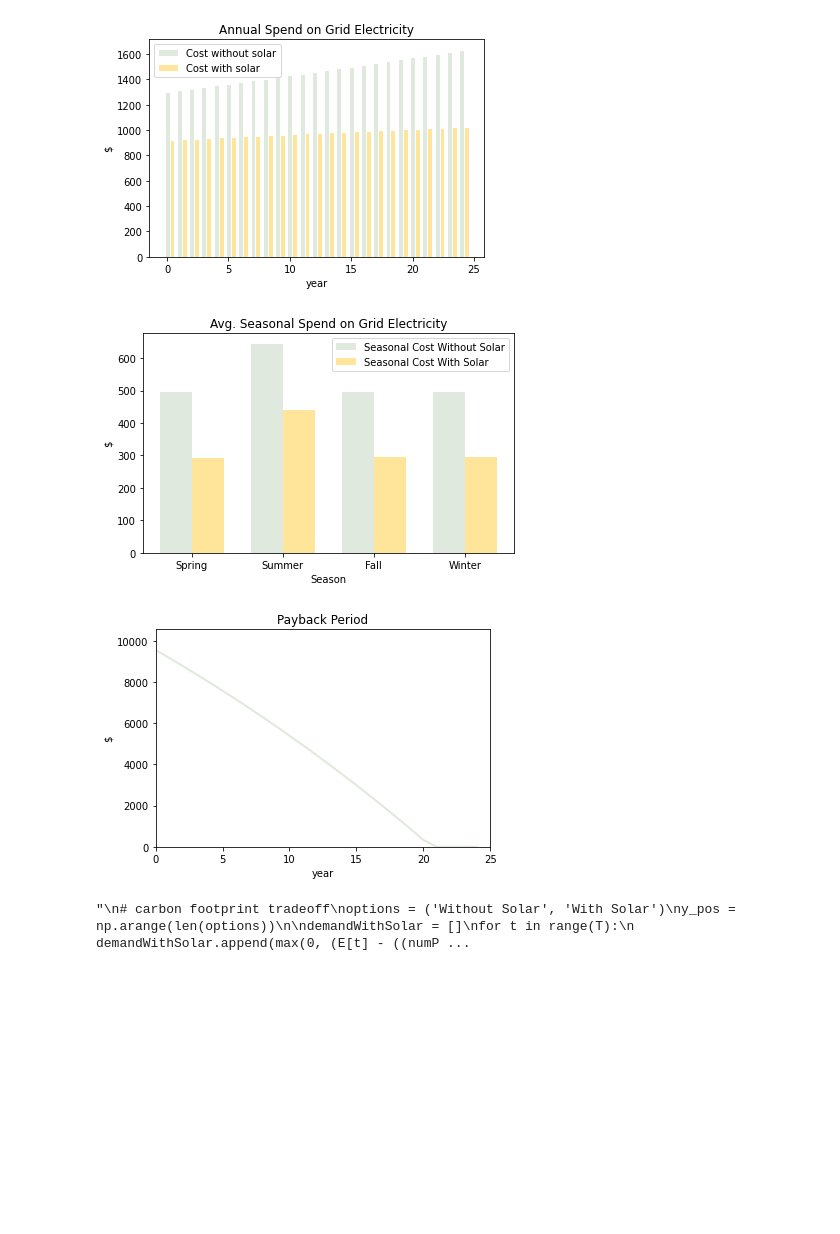
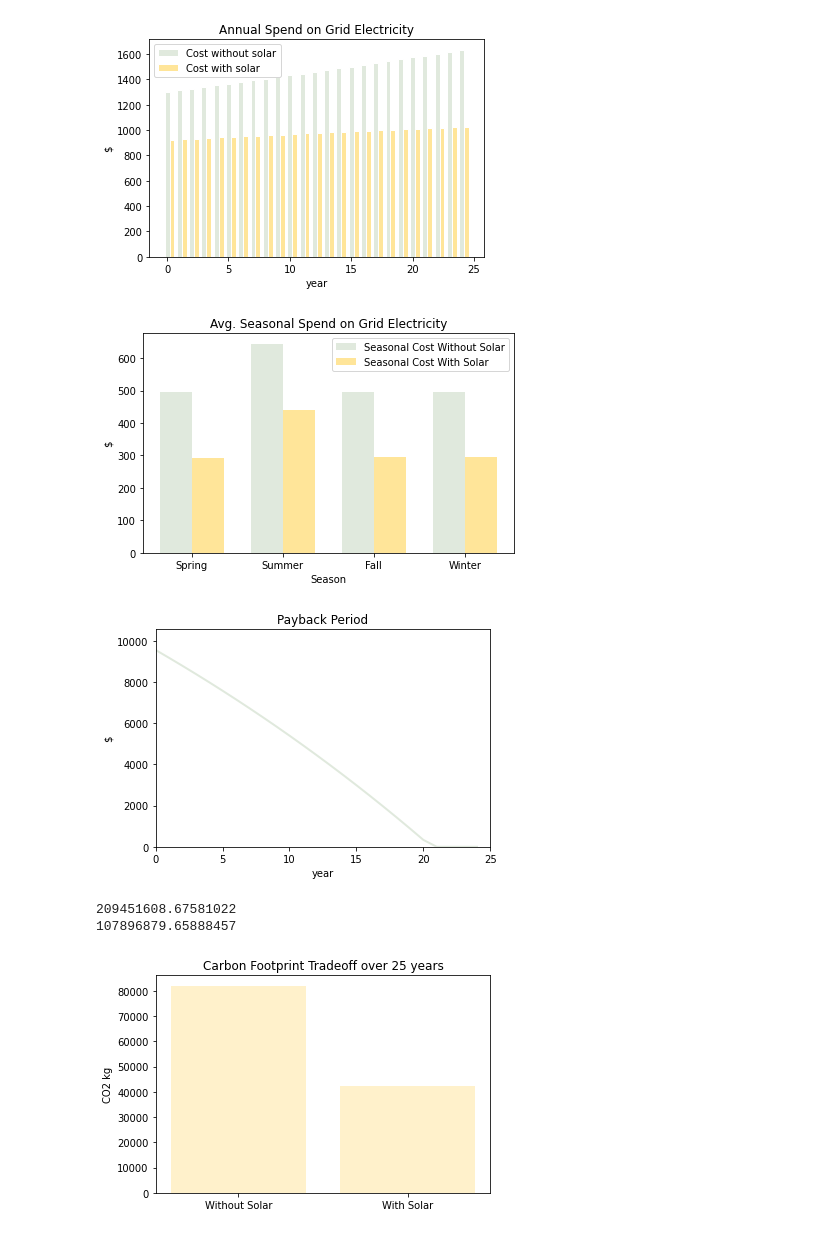
Before and after one commit to toni-li/FYDP-solar, a Jupyter notebook: solar-model.ipynb, the cells around one changed output. Saved outputs shown, nothing was run; the diff lists cells and outputs as text; code cells hidden in the pictures; blank space fills up the shorter version.

Commit message:
fix: carbon footprint tradeoff graph

```diff
--- a/solar-model.ipynb
+++ b/solar-model.ipynb
@@ -203,34 +203,38 @@ plt.xlabel('year')
 plt.ylabel('$')
 plt.title('Payback Period')
 plt.plot(year, yoySavings, color='#e0e9ddff', linewidth=2)
 plt.show()
 
-'''
+
 # carbon footprint tradeoff
 options = ('Without Solar', 'With Solar')
 y_pos = np.arange(len(options))
 
 demandWithSolar = []
 for t in range(T):
-    demandWithSolar.append(max(0, (E[t] - ((numPanels * P * 0.146 * 24 * U * 365) * (1 - d[t])))))  # will need to change to Gt
+    demandWithSolarYearly = 0
+    for s in range(S):
+        demandWithSolarYearly = demandWithSolarYearly + max(0, (E[t][s] - ((numPanels * P * H[s] *24 * U * L[s]) * (1 - d[t][s])))) # will need to change to Gt
+    demandWithSolar.append(demandWithSolarYearly)
 
 print(np.sum(E))
 print(np.sum(demandWithSolar))
 performance = [np.sum(E)*0.0003916, np.sum(demandWithSolar)*0.0003916]
 plt.bar(y_pos, performance, align='center', alpha=0.5, color='#ffe599ff')
 plt.xticks(y_pos, options)
 plt.ylabel('CO2 kg')
 plt.title('Carbon Footprint Tradeoff over 25 years')
 
 plt.show()
-'''
 # %% [output]
 0.8723283178856399
 Z = 26071.09489460951
 y = 8.0
 optimal number of watts to install is: 2520.0 W
 Total Captial Cost: $9556.0
 [figure]
 [figure]
 [figure]
-"\n# carbon footprint tradeoff\noptions = ('Without Solar', 'With Solar')\ny_pos = np.arange(len(options))\n\ndemandWithSolar = []\nfor t in range(T):\n    demandWithSolar.append(max(0, (E[t] - ((numP ...
+209451608.67581022
+107896879.65888457
+[figure, added]
```
